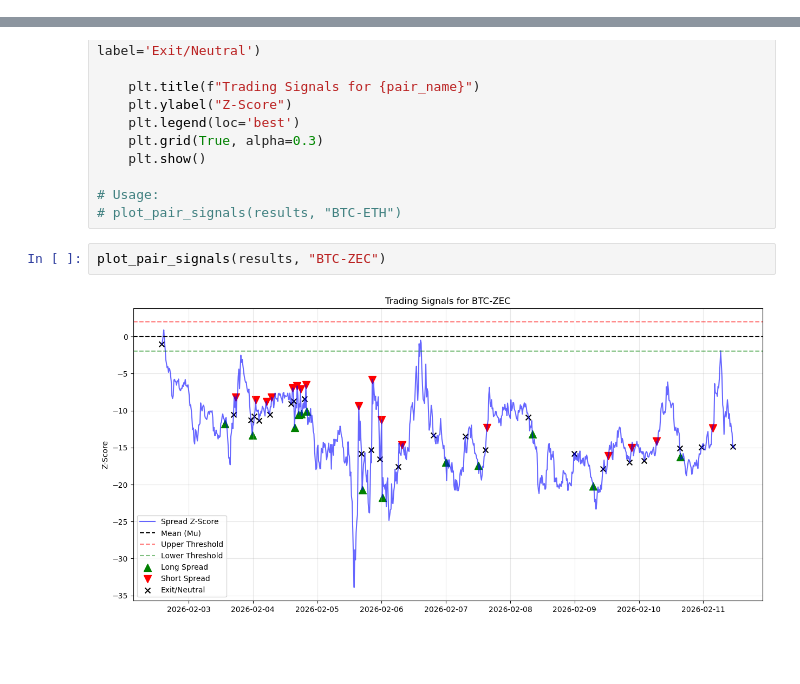
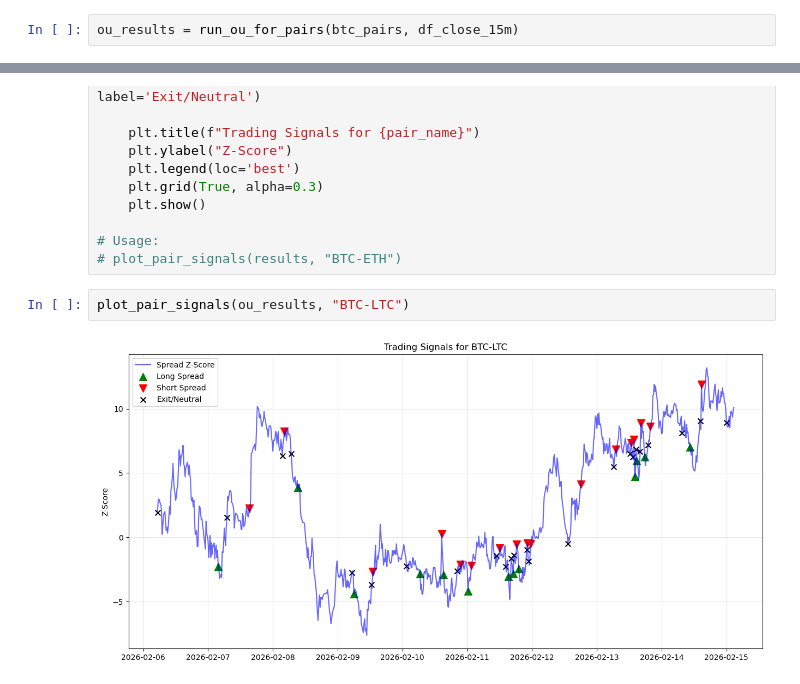
Before and after one commit to weisiang1218/nusiqf-crypto, a Jupyter notebook: data_cointegration_test_ou.ipynb, the cells around one changed output, grey strips where cells are left out. Cells and saved outputs as stored; diff of their text form; blank space fills up the shorter version.

```diff
--- a/data_cointegration_test_ou.ipynb
+++ b/data_cointegration_test_ou.ipynb
@@ -535,3 +536,5 @@ def run_ou_for_pairs(pairs_df: pd.DataFrame, prices: pd.DataFrame,
         })
 
     return results
+# %%
+ou_results = run_ou_for_pairs(btc_pairs, df_close_15m)
@@ -577,6 +600,6 @@ def plot_pair_signals(results_list, pair_name):
 # Usage:
 # plot_pair_signals(results, "BTC-ETH")
 # %%
-plot_pair_signals(results, "BTC-ZEC")
+plot_pair_signals(ou_results, "BTC-LTC")
 # %% [output]
-[figure, old version]
+[figure, new version]
```
Also changed, not shown: parts of 15 cells of this notebook.
